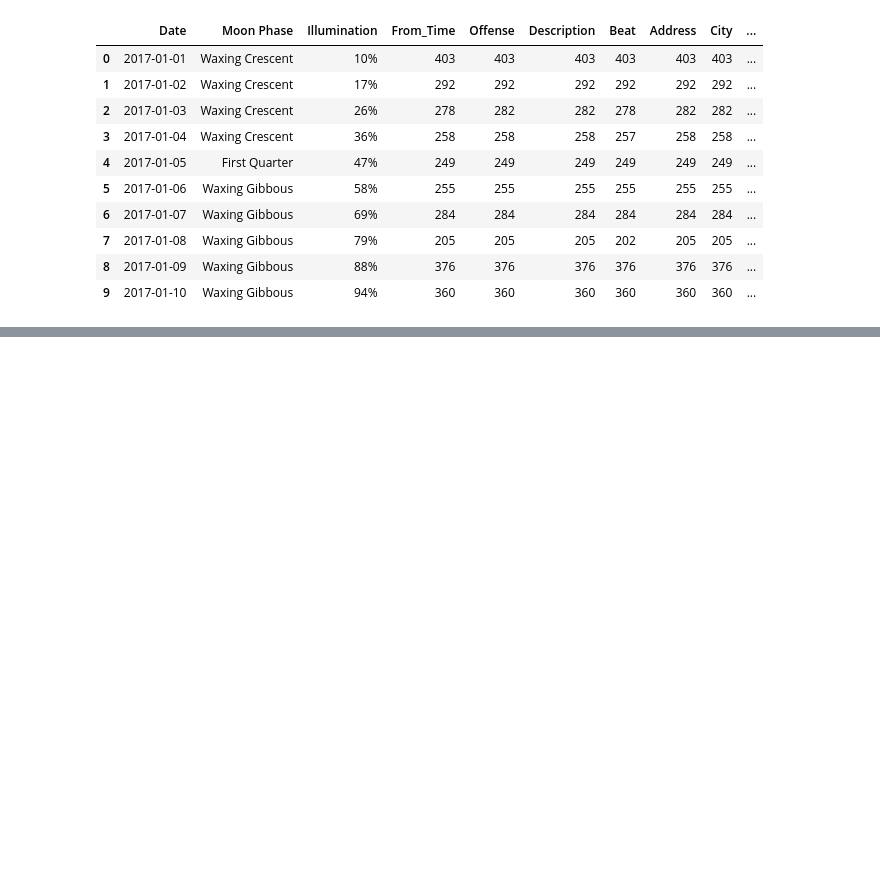
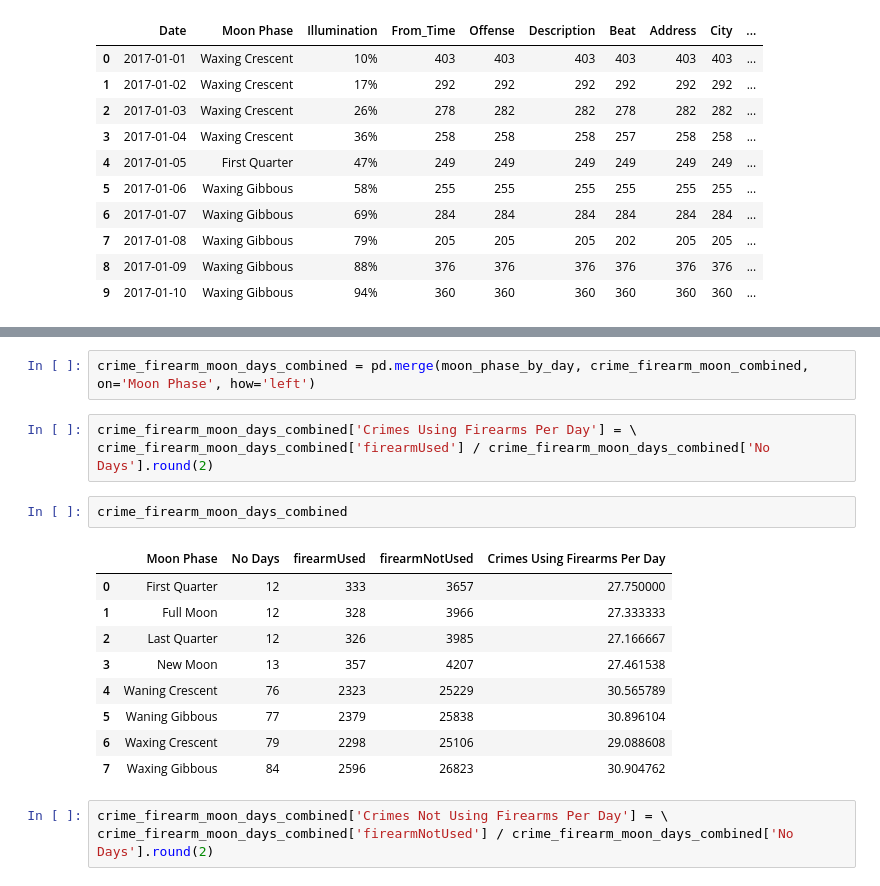
Before and after one commit to penguinistakc/team_mcgruff, a Jupyter notebook: Project Analysis.ipynb, the cells around one changed output, grey strips where cells are left out. Saved outputs shown, nothing was run; the diff lists cells and outputs as text; blank space fills up the shorter version.

```diff
--- a/Project Analysis.ipynb
+++ b/Project Analysis.ipynb
@@ -358,0 +363,20 @@ No handles with labels found to put in legend.
+# %%
+crime_firearm_moon_days_combined = pd.merge(moon_phase_by_day, crime_firearm_moon_combined, on='Moon Phase', how='left')
+# %%
+crime_firearm_moon_days_combined['Crimes Using Firearms Per Day'] = \
+crime_firearm_moon_days_combined['firearmUsed'] / crime_firearm_moon_days_combined['No Days'].round(2)
+# %%
+crime_firearm_moon_days_combined
+# %% [output]
+|  | Moon Phase | No Days | firearmUsed | firearmNotUsed | Crimes Using Firearms Per Day |
+| 0 | First Quarter | 12 | 333 | 3657 | 27.750000 |
+| 1 | Full Moon | 12 | 328 | 3966 | 27.333333 |
+| 2 | Last Quarter | 12 | 326 | 3985 | 27.166667 |
+| 3 | New Moon | 13 | 357 | 4207 | 27.461538 |
+| 4 | Waning Crescent | 76 | 2323 | 25229 | 30.565789 |
+| 5 | Waning Gibbous | 77 | 2379 | 25838 | 30.896104 |
+| 6 | Waxing Crescent | 79 | 2298 | 25106 | 29.088608 |
+| 7 | Waxing Gibbous | 84 | 2596 | 26823 | 30.904762 |
+# %%
+crime_firearm_moon_days_combined['Crimes Not Using Firearms Per Day'] = \
+crime_firearm_moon_days_combined['firearmNotUsed'] / crime_firearm_moon_days_combined['No Days'].round(2)
```
Also changed, not shown: parts of 27 cells of this notebook, 3 other files.
